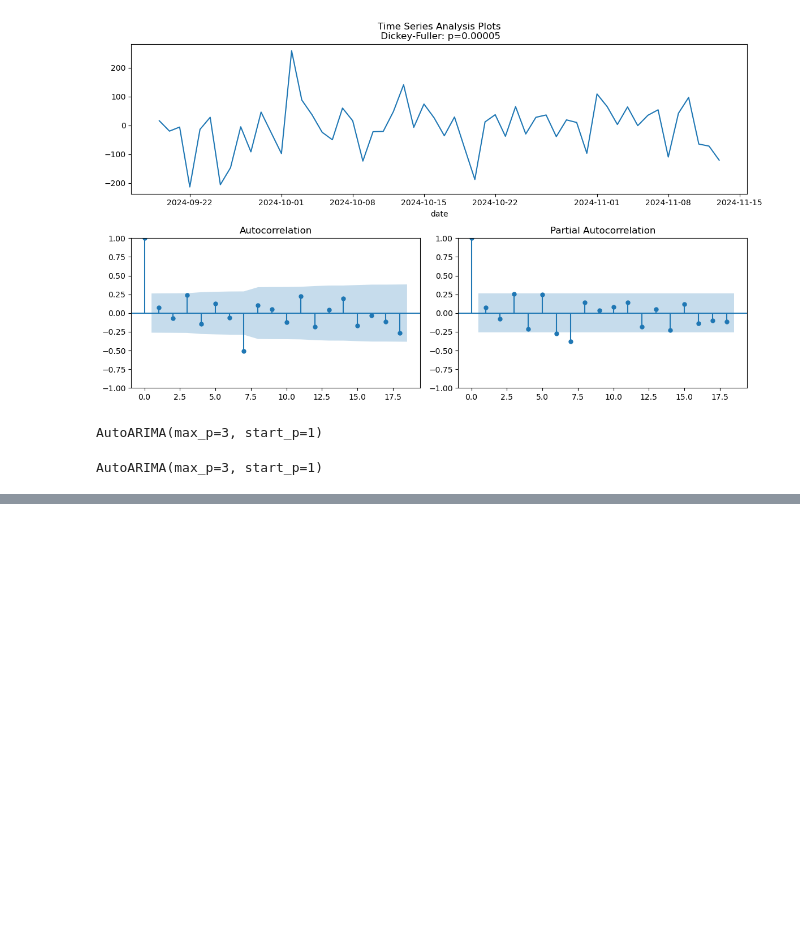
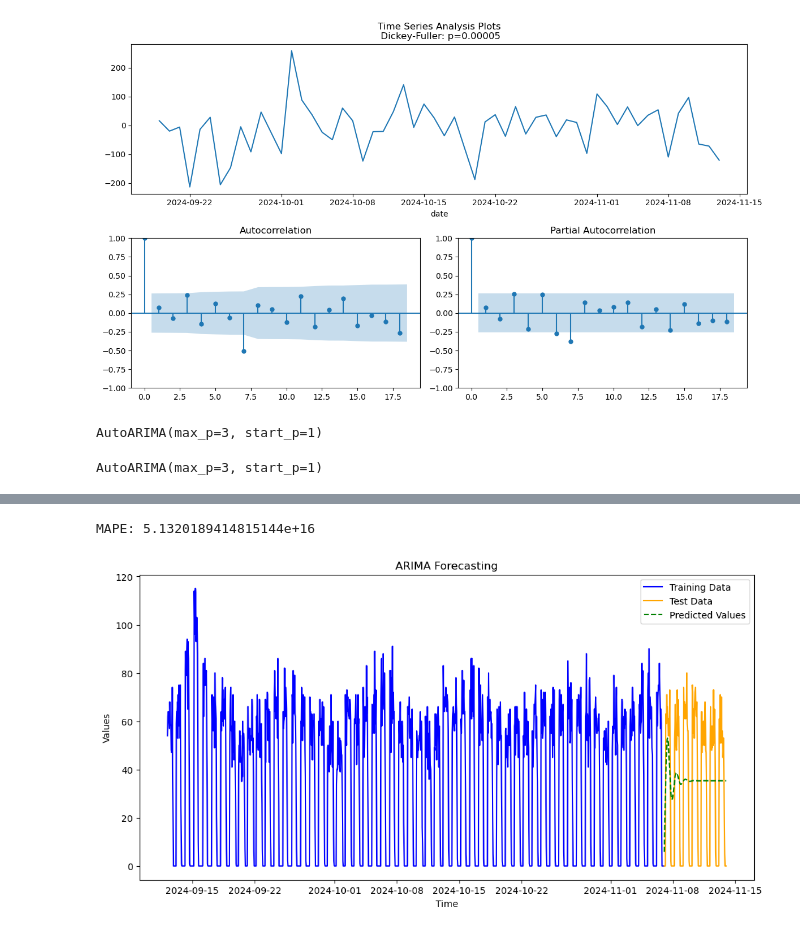
Before and after one commit to balaji1029/dai-homework-4, a Jupyter notebook: q1/1.ipynb, the cells around one changed output, grey strips where cells are left out. Cells and saved outputs as stored; diff of their text form; code cells hidden in the pictures; blank space fills up the shorter version.

```diff
--- a/q1/1.ipynb
+++ b/q1/1.ipynb
@@ -71,7 +71,7 @@ data
 | 106693 | MHLX0117 | 2024-11-14 00:00:00 | 2 | 2024-11-14 00:00:00 | 2024-11-13 | 0 | 1 |
 106694 rows × 7 columns
 # %%
-data.groupby('timestamp').sum(numeric_only=True)
+timely_data = data.groupby('timestamp').sum(numeric_only=True)
 daily_data = data.groupby('date').sum(numeric_only=True)
 # %%
 vehicle_data = data['vehicle_no']
@@ -173,0 +286,55 @@ AutoARIMA(max_p=3, start_p=1)
+# %%
+hourly_data = timely_data.resample('H').sum()
+# %%
+from datetime import time
+from sktime.forecasting.arima import ARIMA
+from sktime.datasets import load_airline
+from sktime.forecasting.model_selection import temporal_train_test_split
+from sktime.performance_metrics.forecasting import mean_absolute_percentage_error
+from sktime.forecasting.base import ForecastingHorizon
+
+# Load example data
+# y = load_airline()
+
+# Split the data into train and test sets
+# y_train, y_test = temporal_train_test_split(y, test_size=36)
+
+y = hourly_data['camera_1']
+hourly_data.index = pd.to_datetime(hourly_data.index)
+y.index = hourly_data.index
+
+y_train = y[:-168]
+y_test = y[-168:]
+
+# Define the ARIMA model with p, d, q parameters
+forecaster = ARIMA(order=(2, 0, 1))
+
+# Fit the model to the training data
+forecaster.fit(y_train)
+
+# Define forecast horizon as an integer-indexed horizon
+fh = ForecastingHorizon(y_test.index, is_relative=False)
+
+# Predict on the test data
+y_pred = forecaster.predict(fh=fh)
+
+# Calculate performance metric
+mape = mean_absolute_percentage_error(y_test, y_pred)
+print(f"MAPE: {mape}")
+# %% [output]
+MAPE: 5.1320189414815144e+16
+# %%
+y_pred = forecaster.predict(fh)
+
+# Plot the actual vs predicted values
+plt.figure(figsize=(12, 6))
+plt.plot(y_train, label='Training Data', color='blue')
+plt.plot(y_test, label='Test Data', color='orange')
+plt.plot(y_pred, label='Predicted Values', color='green', linestyle='--')
+plt.title('ARIMA Forecasting')
+plt.xlabel('Time')
+plt.ylabel('Values')
+plt.legend()
+plt.show()
+# %% [output]
+[figure, added]
```
Also changed, not shown: parts of 34 cells of this notebook, 1 other file.
